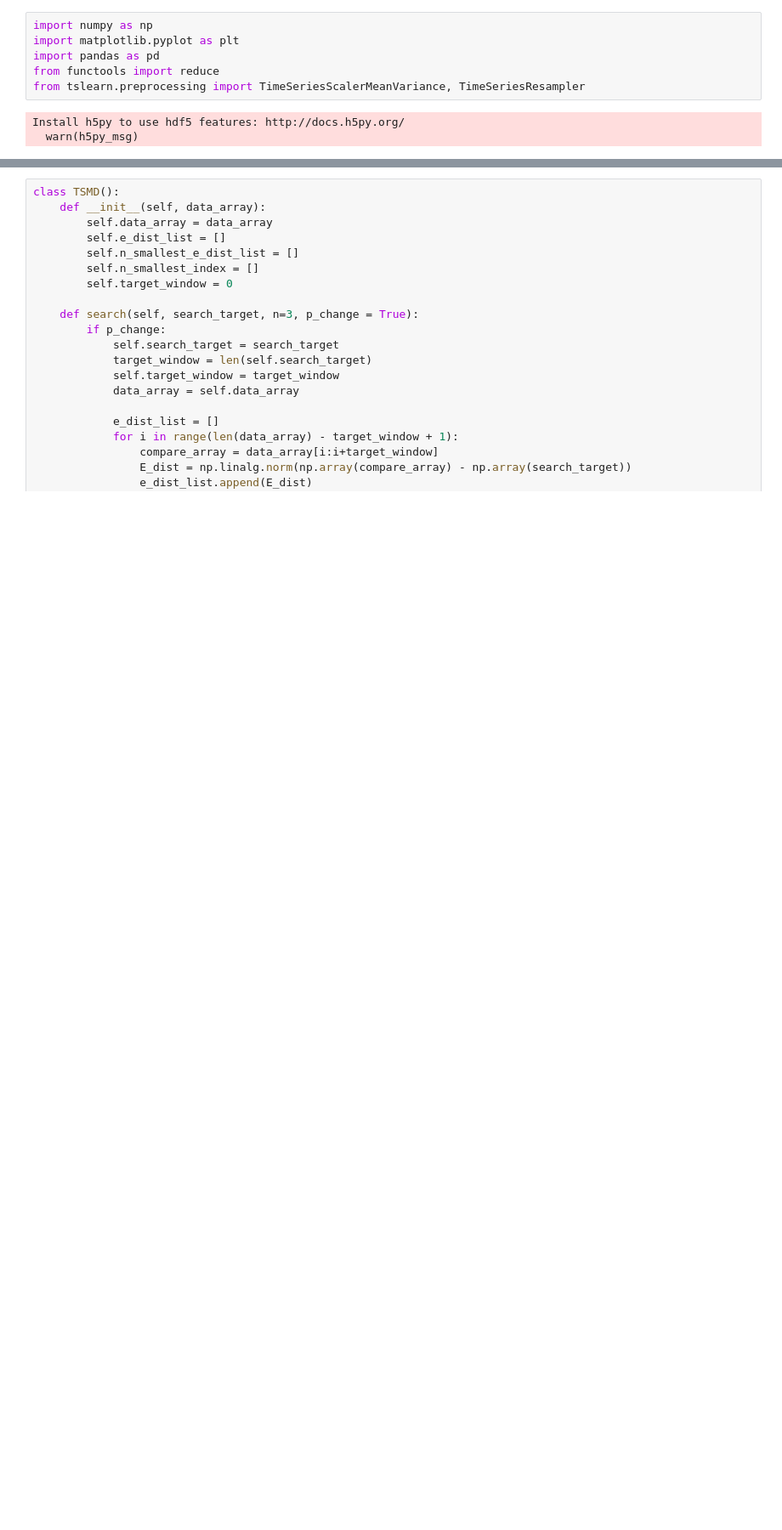
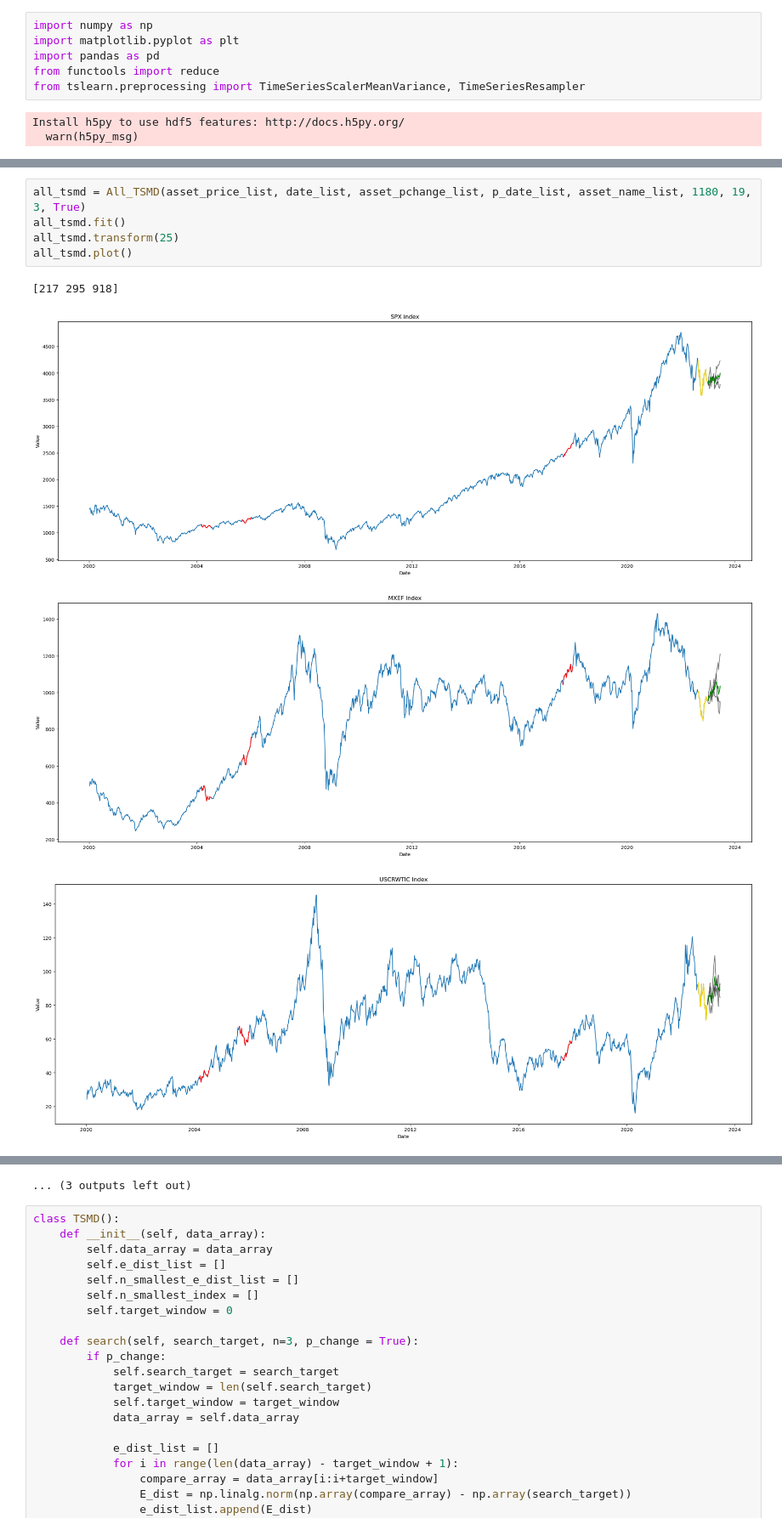
Before and after one commit to Matthewhungcc/Grouping, a Jupyter notebook: TimeSeriesMotif.ipynb, the cells around one changed output, grey strips where cells are left out. Shown at 85% size. Saved outputs shown, nothing was run; the diff lists cells and outputs as text; blank space fills up the shorter version.

```diff
--- a/TimeSeriesMotif.ipynb
+++ b/TimeSeriesMotif.ipynb
@@ -45,0 +187,10 @@ testing_date_list = np.array(date_list)[960:]
+# %%
+all_tsmd = All_TSMD(asset_price_list, date_list, asset_pchange_list, p_date_list, asset_name_list, 1180, 19, 3, True)
+all_tsmd.fit()
+all_tsmd.transform(25)
+all_tsmd.plot()
+# %% [output]
+[217 295 918]
+[figure, added]
+[figure, added]
+[figure, added]
@@ -46,3 +205,4 @@ testing_date_list = np.array(date_list)[960:]
+... (3 outputs left out)
 # %%
 class TSMD():
     def __init__(self, data_array):
```
Also changed, not shown: parts of 10 cells of this notebook, 2 other files.
